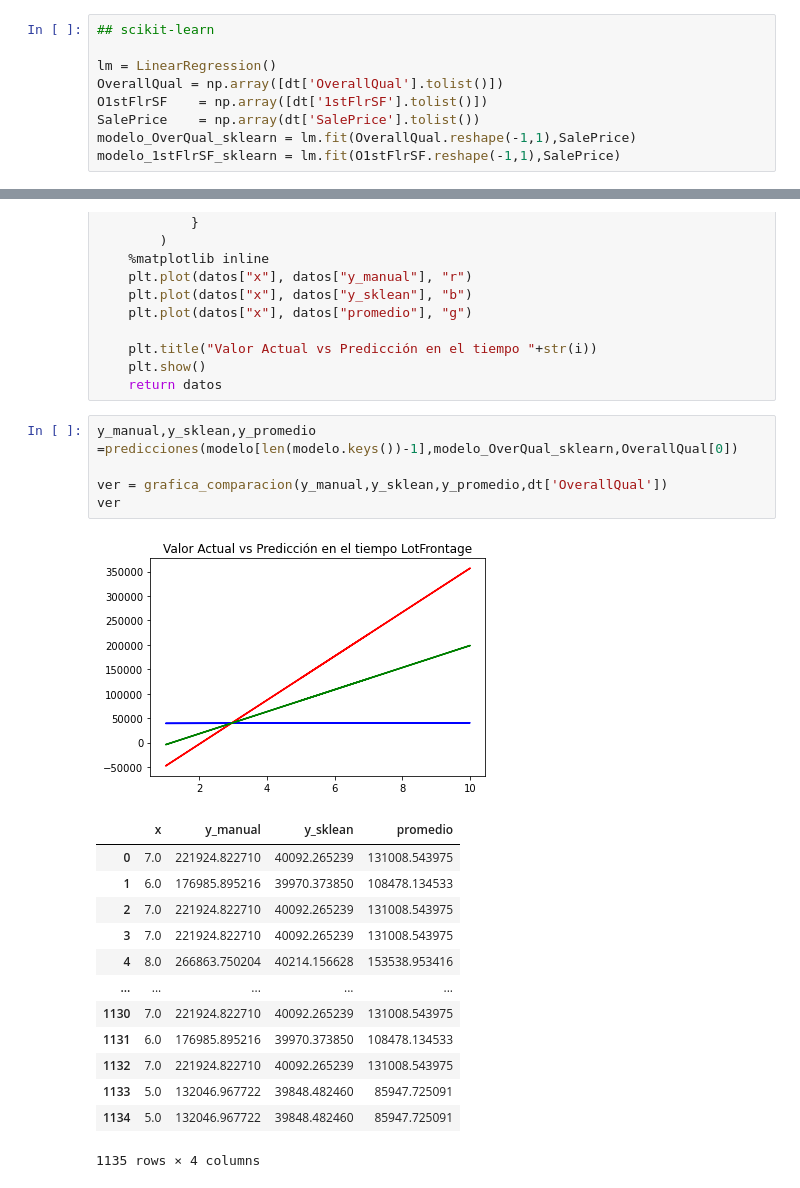
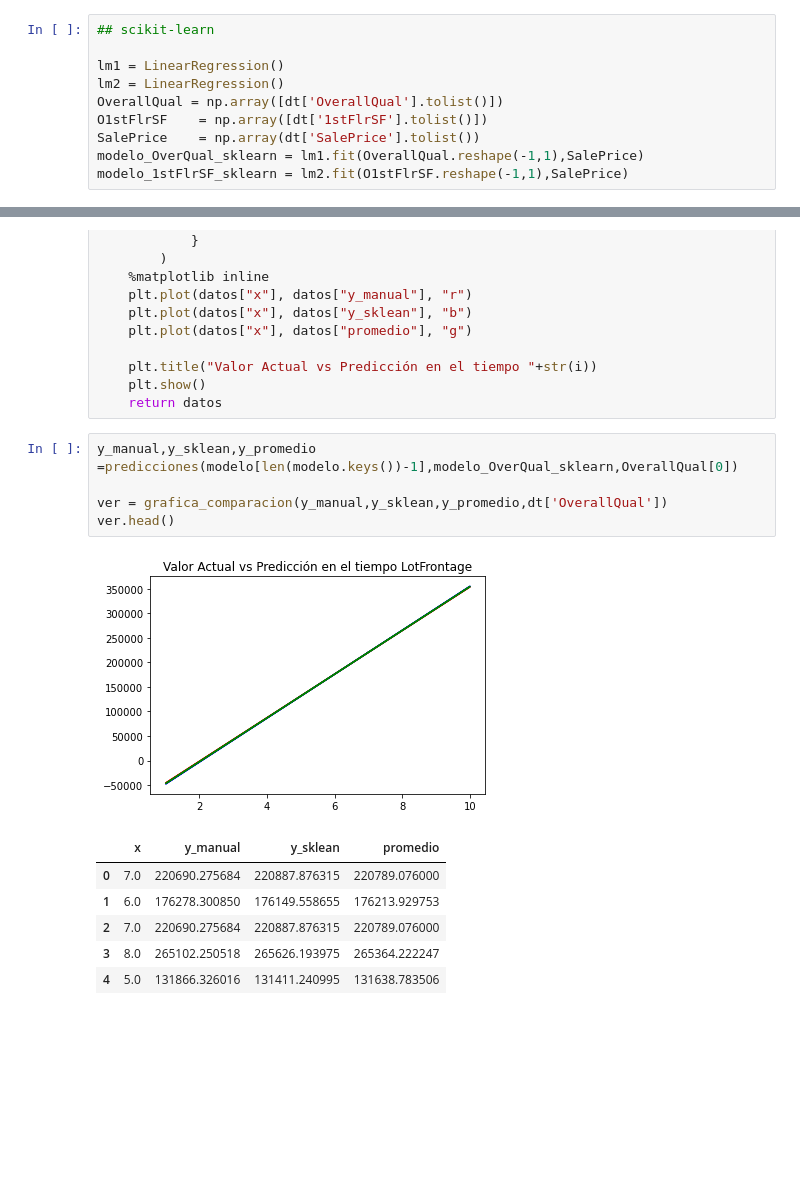
Before and after one commit to amartinez16/Galileo_2022, a Jupyter notebook: Proyecto.ipynb, the cells around one changed output, grey strips where cells are left out. Drawn from its saved outputs; the diff is of its cells as text; blank space fills up the shorter version.

```diff
--- a/Proyecto.ipynb
+++ b/Proyecto.ipynb
@@ -231,12 +231,13 @@ datos = grafica_modelo_train(modelo, dt['OverallQual'], dt['SalePrice'], 500)
 # %%
 ## scikit-learn
 
-lm = LinearRegression()
+lm1 = LinearRegression()
+lm2 = LinearRegression()
 OverallQual = np.array([dt['OverallQual'].tolist()])
 O1stFlrSF    = np.array([dt['1stFlrSF'].tolist()])
 SalePrice    = np.array(dt['SalePrice'].tolist())
-modelo_OverQual_sklearn = lm.fit(OverallQual.reshape(-1,1),SalePrice)
-modelo_1stFlrSF_sklearn = lm.fit(O1stFlrSF.reshape(-1,1),SalePrice)
+modelo_OverQual_sklearn = lm1.fit(OverallQual.reshape(-1,1),SalePrice)
+modelo_1stFlrSF_sklearn = lm2.fit(O1stFlrSF.reshape(-1,1),SalePrice)
 # %%
 def predicciones(modelo_normal, modelo_sklearn, x):
     y_pred_manual = modelo_normal[0]*x + modelo_normal[1]
@@ -268,20 +269,13 @@ def grafica_comparacion(y_pred_manual,y_pred_sklean,promedio,x):
 # %%
 y_manual,y_sklean,y_promedio =predicciones(modelo[len(modelo.keys())-1],modelo_OverQual_sklearn,OverallQual[0])
 
 ver = grafica_comparacion(y_manual,y_sklean,y_promedio,dt['OverallQual'])
-ver
+ver.head()
 # %% [output]
-[figure, old version]
+[figure, new version]
 |  | x | y_manual | y_sklean | promedio |
-| 0 | 7.0 | 221924.822710 | 40092.265239 | 131008.543975 |
-| 1 | 6.0 | 176985.895216 | 39970.373850 | 108478.134533 |
-| 2 | 7.0 | 221924.822710 | 40092.265239 | 131008.543975 |
-| 3 | 7.0 | 221924.822710 | 40092.265239 | 131008.543975 |
-| 4 | 8.0 | 266863.750204 | 40214.156628 | 153538.953416 |
-| ... | ... | ... | ... | ... |
-| 1130 | 7.0 | 221924.822710 | 40092.265239 | 131008.543975 |
-| 1131 | 6.0 | 176985.895216 | 39970.373850 | 108478.134533 |
-| 1132 | 7.0 | 221924.822710 | 40092.265239 | 131008.543975 |
-| 1133 | 5.0 | 132046.967722 | 39848.482460 | 85947.725091 |
-| 1134 | 5.0 | 132046.967722 | 39848.482460 | 85947.725091 |
+| 0 | 7.0 | 220690.275684 | 220887.876315 | 220789.076000 |
+| 1 | 6.0 | 176278.300850 | 176149.558655 | 176213.929753 |
+| 2 | 7.0 | 220690.275684 | 220887.876315 | 220789.076000 |
+| 3 | 8.0 | 265102.250518 | 265626.193975 | 265364.222247 |
+| 4 | 5.0 | 131866.326016 | 131411.240995 | 131638.783506 |
-1135 rows × 4 columns
```
Also changed, not shown: parts of 8 cells of this notebook.
